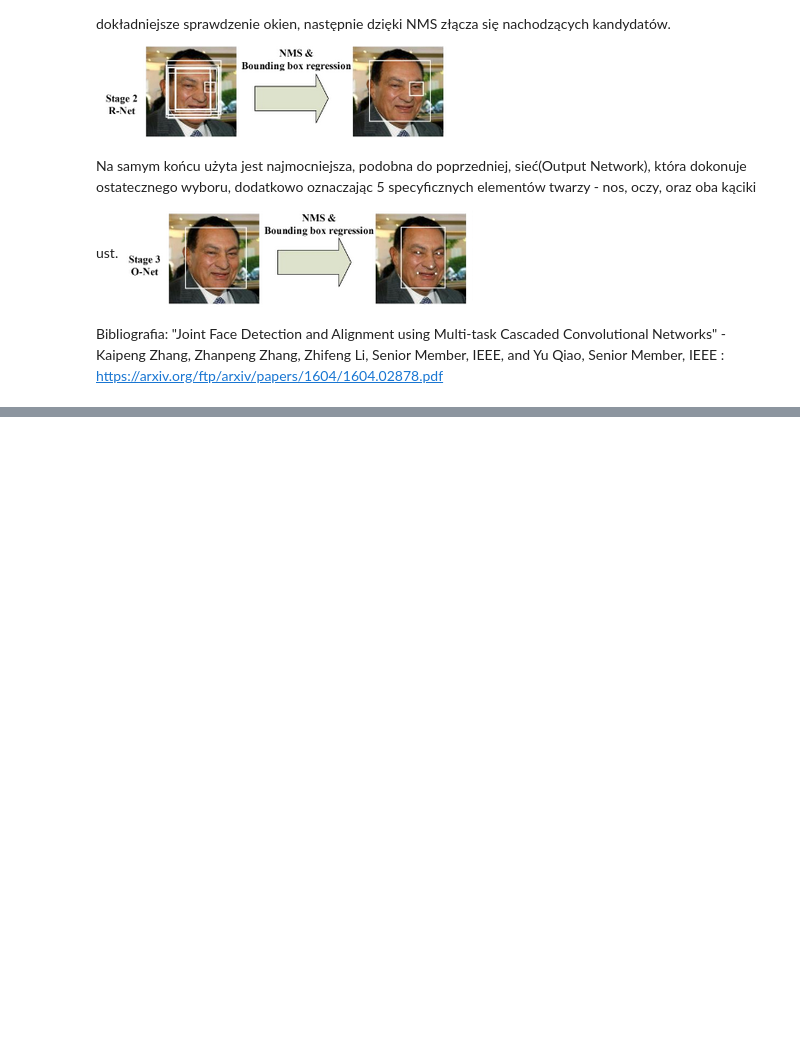
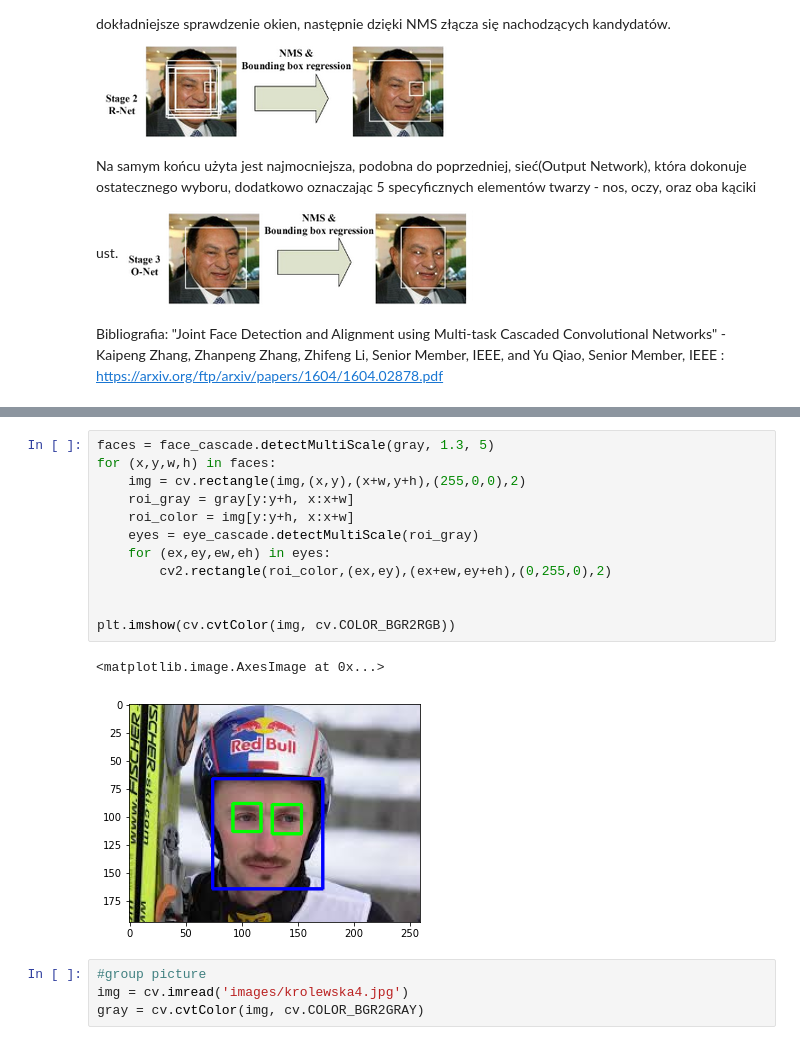
Before and after one commit to kbieniasz/MROiPUM-tutorial-5, a Jupyter notebook: Face_recognition.ipynb, the cells around one changed output, grey strips where cells are left out. Drawn from its saved outputs; the diff is of its cells as text; blank space fills up the shorter version.

```diff
--- a/Face_recognition.ipynb
+++ b/Face_recognition.ipynb
@@ -28,0 +76,19 @@ Bibliografia: "Joint Face Detection and Alignment using Multi-task Cascaded Conv
+# %%
+faces = face_cascade.detectMultiScale(gray, 1.3, 5)
+for (x,y,w,h) in faces:
+    img = cv.rectangle(img,(x,y),(x+w,y+h),(255,0,0),2)
+    roi_gray = gray[y:y+h, x:x+w]
+    roi_color = img[y:y+h, x:x+w]
+    eyes = eye_cascade.detectMultiScale(roi_gray)
+    for (ex,ey,ew,eh) in eyes:
+        cv2.rectangle(roi_color,(ex,ey),(ex+ew,ey+eh),(0,255,0),2)
+
+
+plt.imshow(cv.cvtColor(img, cv.COLOR_BGR2RGB))
+# %% [output]
+<matplotlib.image.AxesImage at 0x...>
+[figure, added]
+# %%
+#group picture
+img = cv.imread('images/krolewska4.jpg')
+gray = cv.cvtColor(img, cv.COLOR_BGR2GRAY)
```
Also changed, not shown: parts of 7 cells of this notebook, 29 other files.
